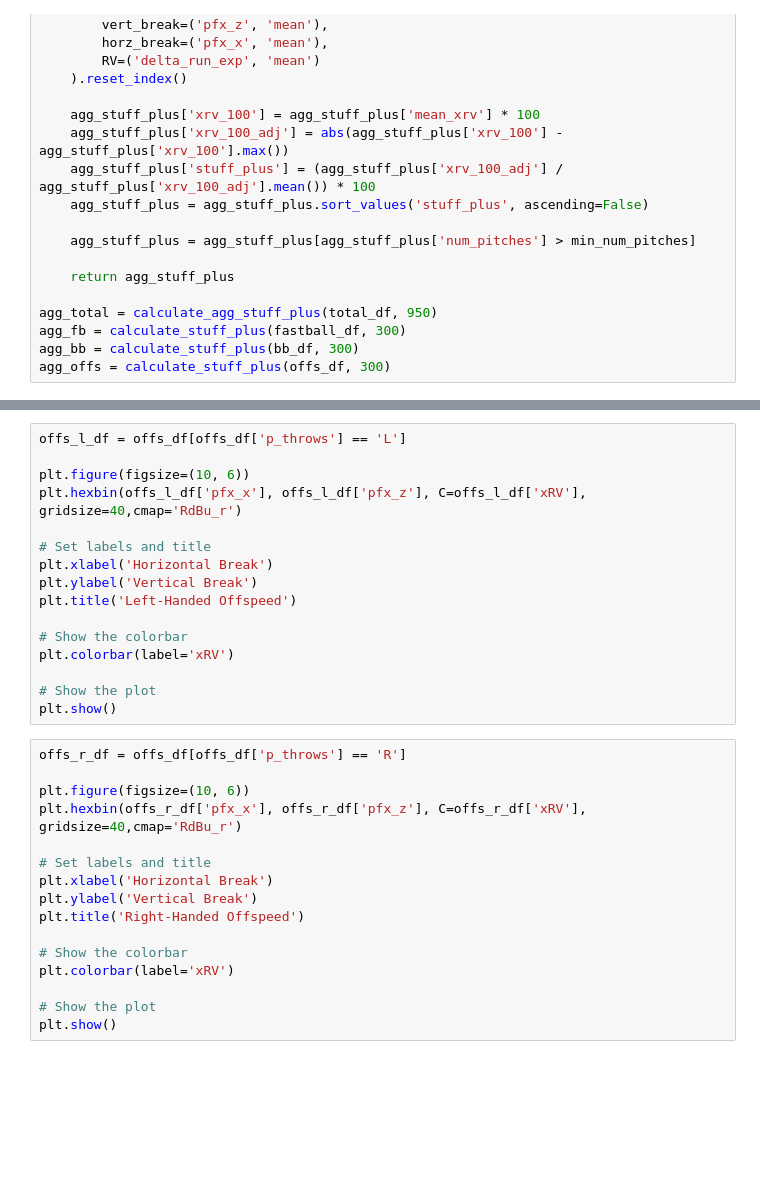
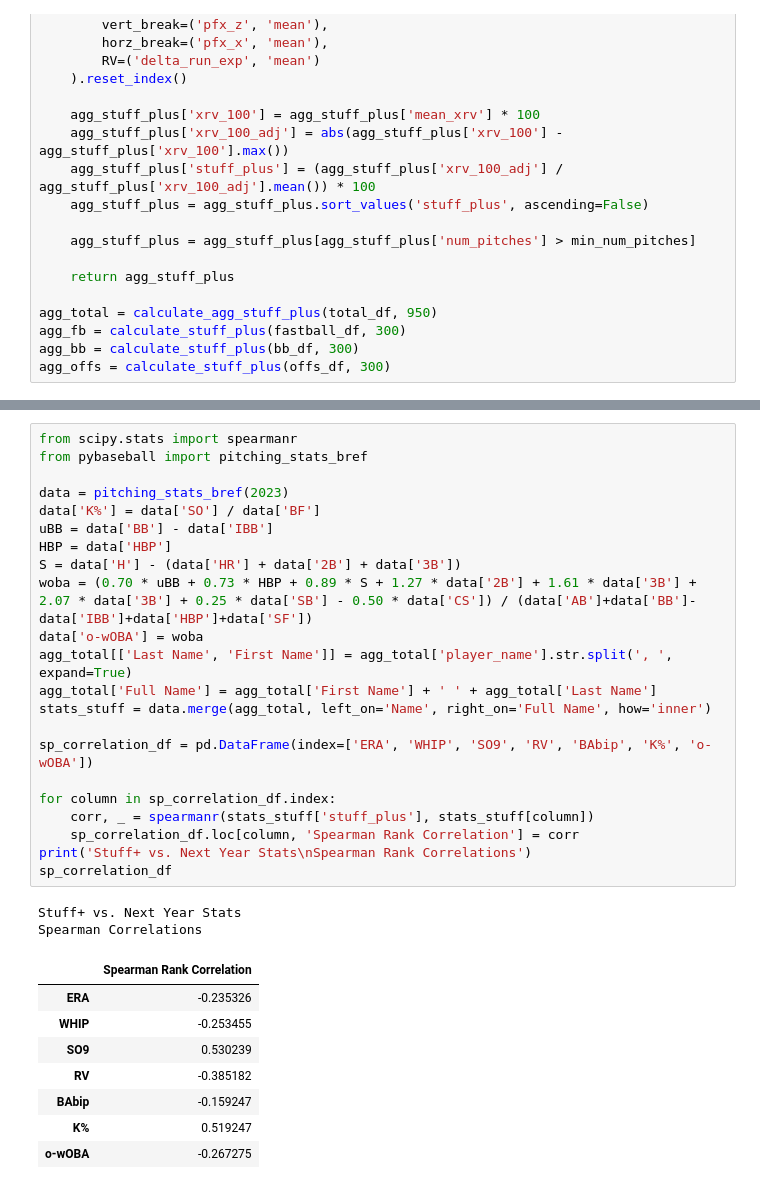
Before and after one commit to jack-kelly-12/Stuff-Model, a Jupyter notebook: Stuff+.ipynb, the cells around one changed output, grey strips where cells are left out. Cells and saved outputs as stored; diff of their text form; blank space fills up the shorter version.

```diff
--- a/Stuff+.ipynb
+++ b/Stuff+.ipynb
@@ -837,32 +938,33 @@ plt.show()
-# %%
-offs_l_df = offs_df[offs_df['p_throws'] == 'L']
-
-plt.figure(figsize=(10, 6))
-plt.hexbin(offs_l_df['pfx_x'], offs_l_df['pfx_z'], C=offs_l_df['xRV'], gridsize=40,cmap='RdBu_r')
-
-# Set labels and title
-plt.xlabel('Horizontal Break')
-plt.ylabel('Vertical Break')
-plt.title('Left-Handed Offspeed')
-
-# Show the colorbar
-plt.colorbar(label='xRV')
-
-# Show the plot
-plt.show()
-# %%
-offs_r_df = offs_df[offs_df['p_throws'] == 'R']
-
-plt.figure(figsize=(10, 6))
-plt.hexbin(offs_r_df['pfx_x'], offs_r_df['pfx_z'], C=offs_r_df['xRV'], gridsize=40,cmap='RdBu_r')
-
-# Set labels and title
-plt.xlabel('Horizontal Break')
-plt.ylabel('Vertical Break')
-plt.title('Right-Handed Offspeed')
-
-# Show the colorbar
-plt.colorbar(label='xRV')
-
-# Show the plot
-plt.show()
+# %%
+from scipy.stats import spearmanr
+from pybaseball import pitching_stats_bref
+
+data = pitching_stats_bref(2023)
+data['K%'] = data['SO'] / data['BF']
+uBB = data['BB'] - data['IBB']
+HBP = data['HBP']
+S = data['H'] - (data['HR'] + data['2B'] + data['3B'])
+woba = (0.70 * uBB + 0.73 * HBP + 0.89 * S + 1.27 * data['2B'] + 1.61 * data['3B'] + 2.07 * data['3B'] + 0.25 * data['SB'] - 0.50 * data['CS']) / (data['AB']+data['BB']-data['IBB']+data['HBP']+data['SF'])
+data['o-wOBA'] = woba
+agg_total[['Last Name', 'First Name']] = agg_total['player_name'].str.split(', ', expand=True)
+agg_total['Full Name'] = agg_total['First Name'] + ' ' + agg_total['Last Name']
+stats_stuff = data.merge(agg_total, left_on='Name', right_on='Full Name', how='inner')
+
+sp_correlation_df = pd.DataFrame(index=['ERA', 'WHIP', 'SO9', 'RV', 'BAbip', 'K%', 'o-wOBA'])
+
+for column in sp_correlation_df.index:
+    corr, _ = spearmanr(stats_stuff['stuff_plus'], stats_stuff[column])
+    sp_correlation_df.loc[column, 'Spearman Rank Correlation'] = corr
+print('Stuff+ vs. Next Year Stats\nSpearman Rank Correlations')
+sp_correlation_df
+# %% [output]
+Stuff+ vs. Next Year Stats
+Spearman Correlations
+|  | Spearman Rank Correlation |
+| ERA | -0.235326 |
+| WHIP | -0.253455 |
+| SO9 | 0.530239 |
+| RV | -0.385182 |
+| BAbip | -0.159247 |
+| K% | 0.519247 |
+| o-wOBA | -0.267275 |
```
Also changed, not shown: parts of 39 cells of this notebook, 28 other files.
